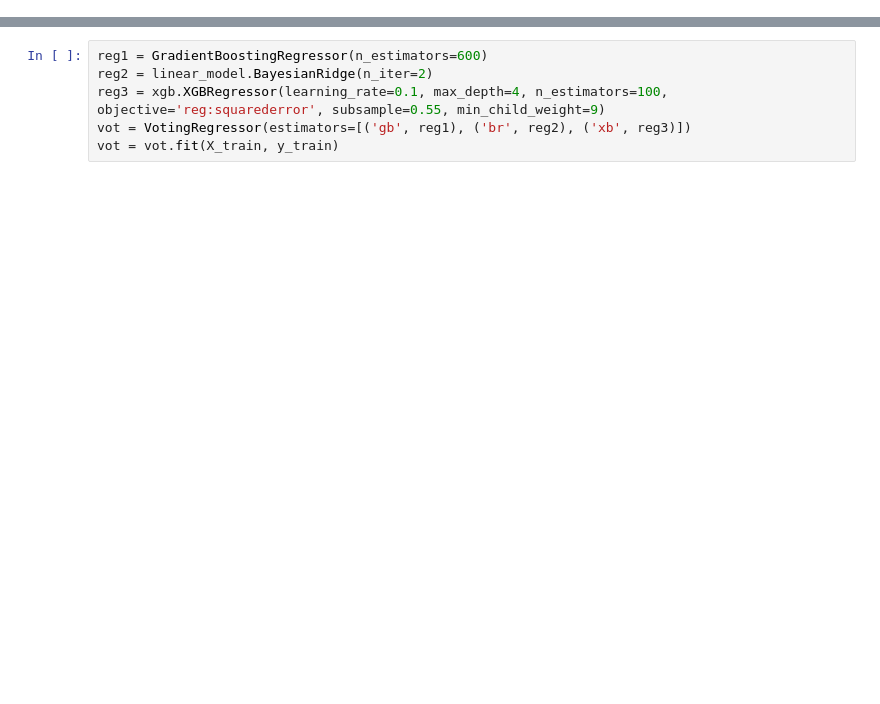
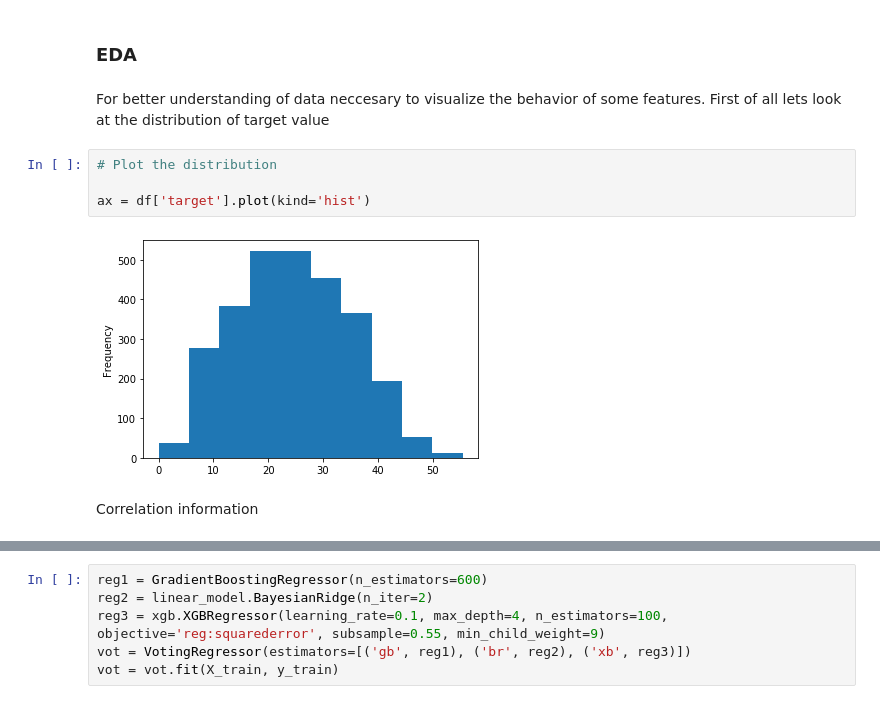
Before and after one commit to bluefrog1/datascience, a Jupyter notebook: women-headed_households.ipynb, the cells around one changed output, grey strips where cells are left out. Saved outputs shown, nothing was run; the diff lists cells and outputs as text; blank space fills up the shorter version.

```diff
--- a/women-headed_households.ipynb
+++ b/women-headed_households.ipynb
@@ -103,0 +61,12 @@ X_train, X_test, y_train, y_test = train_test_split(X, y, random_state=750, stra
+# %% [markdown]
+### EDA
+# %% [markdown]
+For better understanding of data neccesary to visualize the behavior of some features. First of all lets look at the distribution of target value
+# %%
+# Plot the distribution
+
+ax = df['target'].plot(kind='hist')
+# %% [output]
+[figure, added]
+# %% [markdown]
+Correlation information
```
Also changed, not shown: parts of 47 cells of this notebook.
